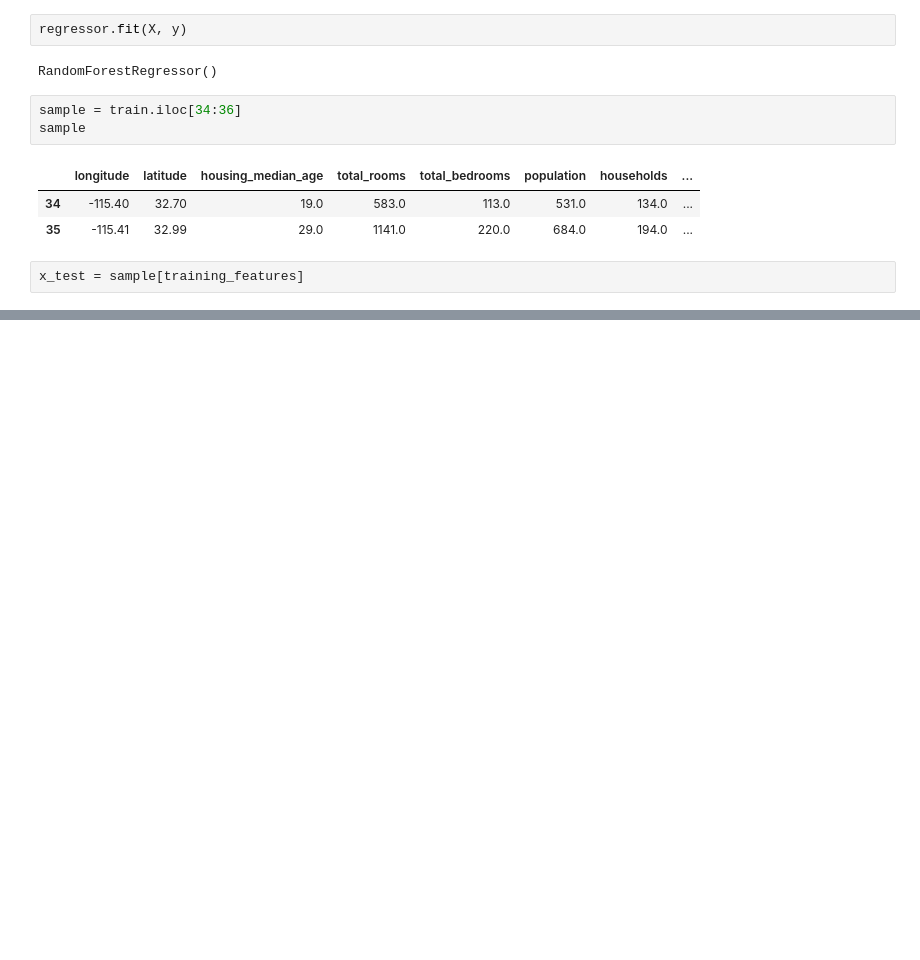
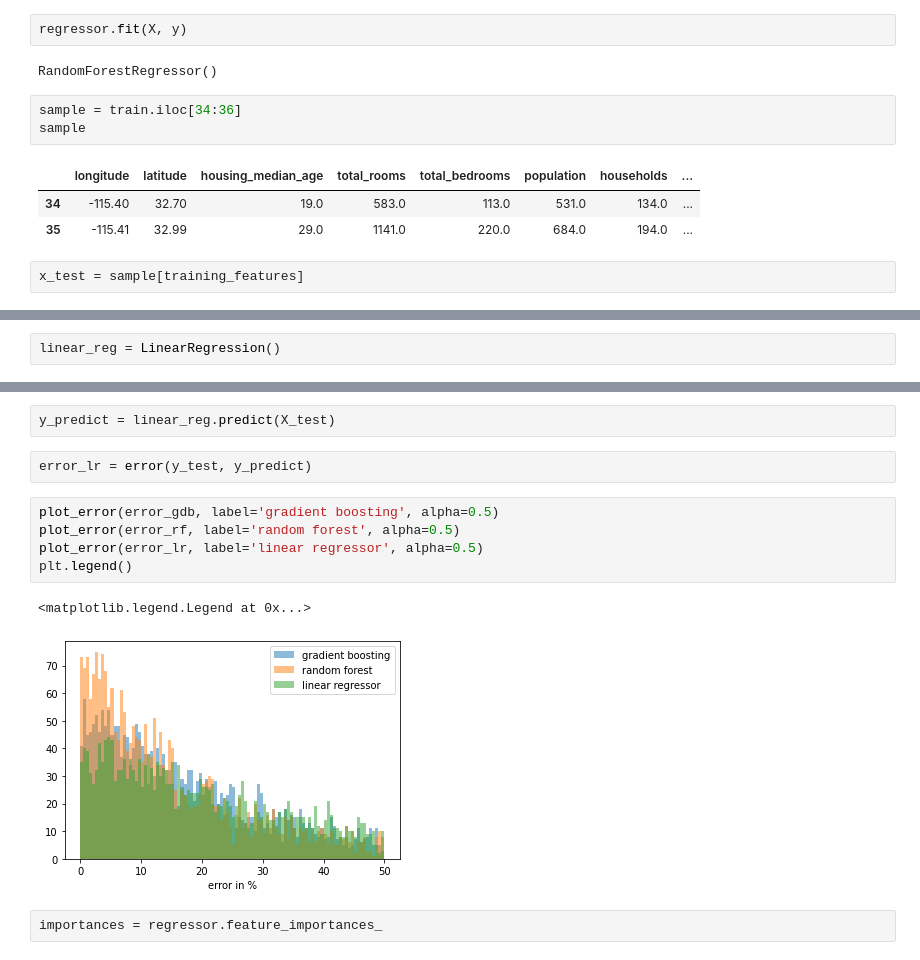
Before and after one commit to vuillaut/info801, a Jupyter notebook: machine_learning/california_housing_sol.ipynb, the cells around one changed output, grey strips where cells are left out. Cells and saved outputs as stored; diff of their text form; blank space fills up the shorter version.

```diff
--- a/machine_learning/california_housing_sol.ipynb
+++ b/machine_learning/california_housing_sol.ipynb
@@ -211,0 +259,2 @@ Text(0.5, 1.0, 'training error')
+# %%
+linear_reg = LinearRegression()
@@ -211,0 +265,14 @@ Text(0.5, 1.0, 'training error')
+# %%
+y_predict = linear_reg.predict(X_test)
+# %%
+error_lr = error(y_test, y_predict)
+# %%
+plot_error(error_gdb, label='gradient boosting', alpha=0.5)
+plot_error(error_rf, label='random forest', alpha=0.5)
+plot_error(error_lr, label='linear regressor', alpha=0.5)
+plt.legend()
+# %% [output]
+<matplotlib.legend.Legend at 0x...>
+[figure, added]
+# %%
+importances = regressor.feature_importances_
```
Also changed, not shown: parts of 20 cells of this notebook.
